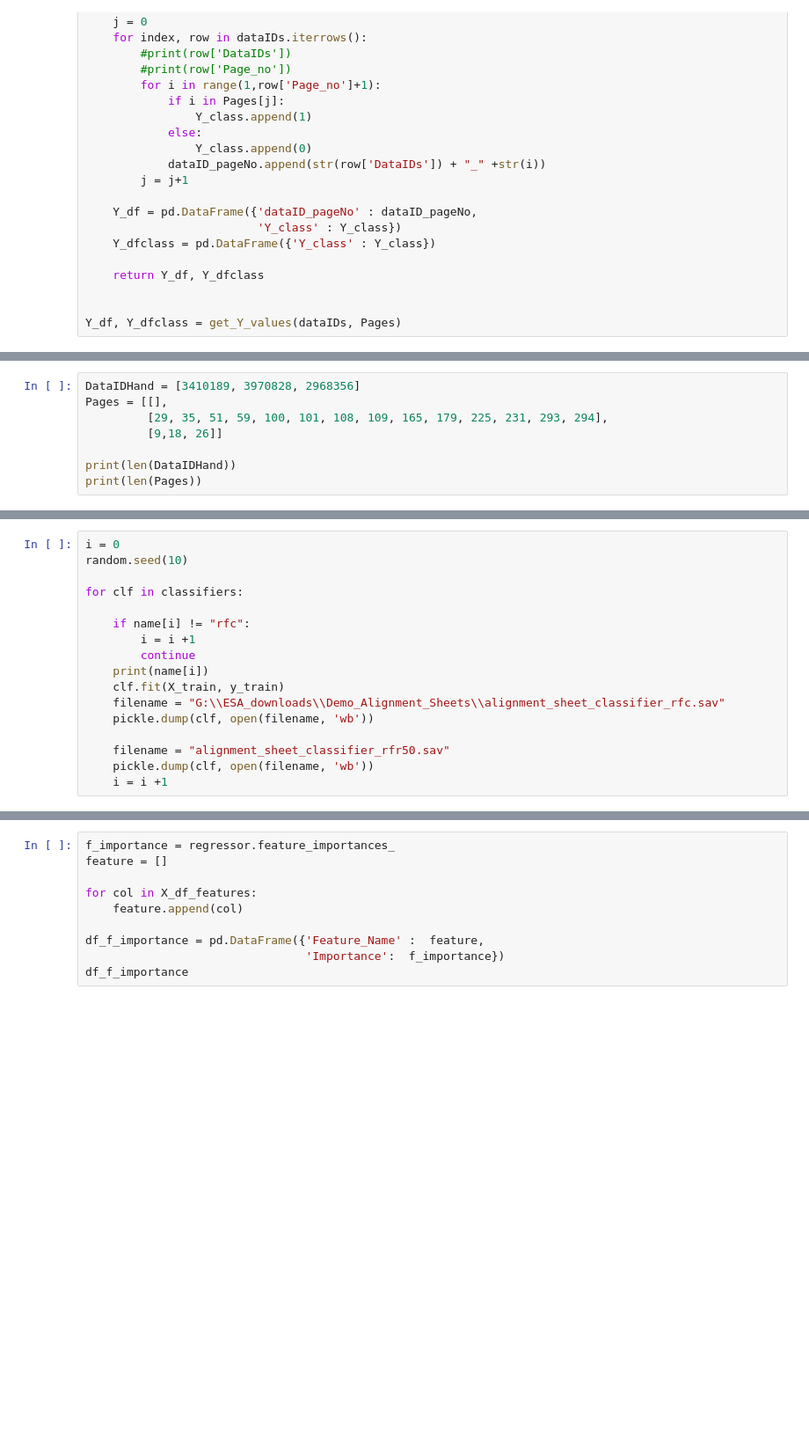
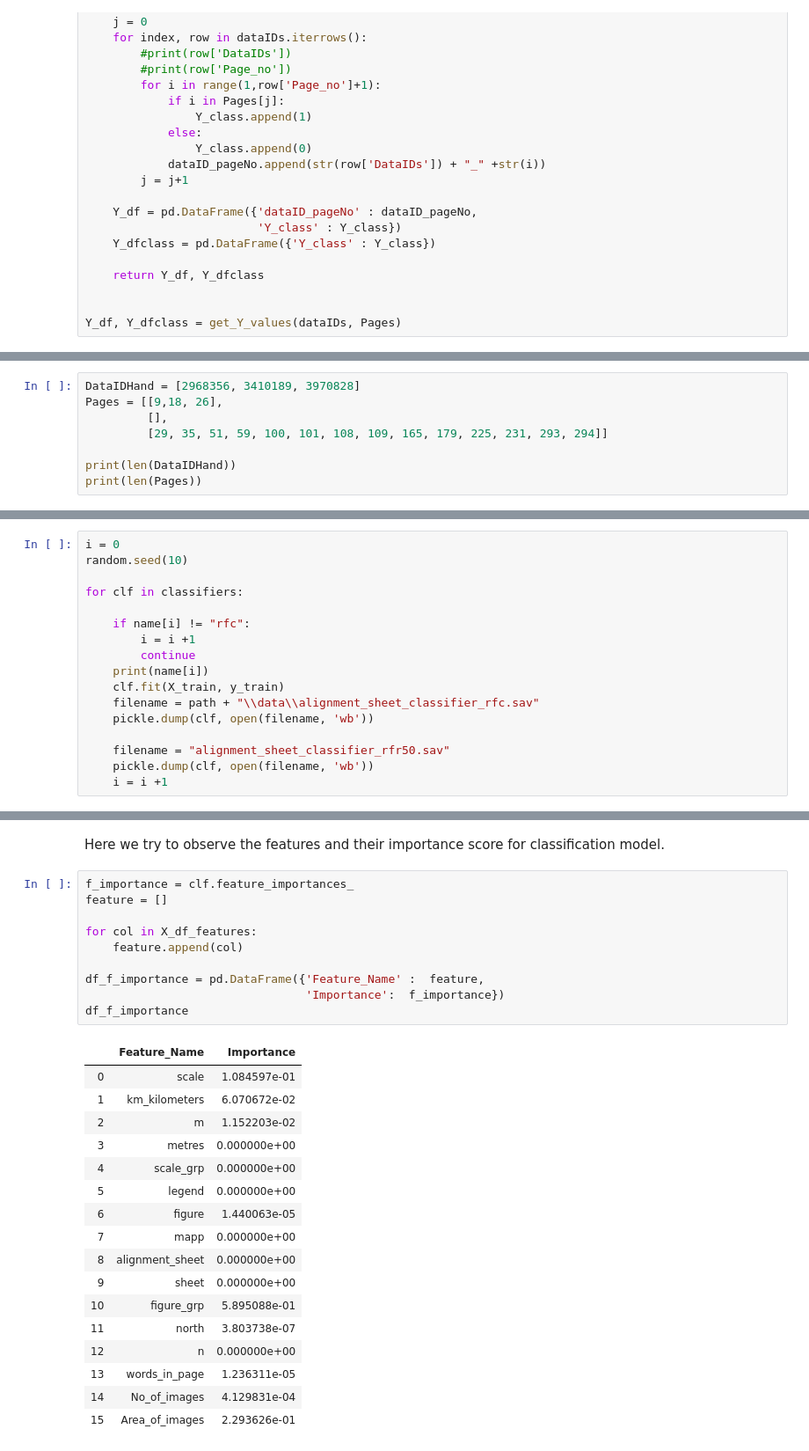
Before and after one commit to iVibudh/CER-classify-maps, a Jupyter notebook: root/main.ipynb, the cells around one changed output, grey strips where cells are left out. Shown: that part at 88% size. Saved outputs shown, nothing was run; the diff lists cells and outputs as text; blank space fills up the shorter version.

```diff
--- a/root/main.ipynb
+++ b/root/main.ipynb
@@ -212,8 +175,8 @@ for clf in classifiers:
 # %%
-DataIDHand = [3410189, 3970828, 2968356]
-Pages = [[],
-         [29, 35, 51, 59, 100, 101, 108, 109, 165, 179, 225, 231, 293, 294],
-         [9,18, 26]]
+DataIDHand = [2968356, 3410189, 3970828]
+Pages = [[9,18, 26],
+         [],
+         [29, 35, 51, 59, 100, 101, 108, 109, 165, 179, 225, 231, 293, 294]]
 
 print(len(DataIDHand))
 print(len(Pages))
@@ -324,7 +496,7 @@ for clf in classifiers:
         continue
     print(name[i])
     clf.fit(X_train, y_train)
-    filename = "G:\\ESA_downloads\\Demo_Alignment_Sheets\\alignment_sheet_classifier_rfc.sav"
+    filename = path + "\\data\\alignment_sheet_classifier_rfc.sav"
     pickle.dump(clf, open(filename, 'wb'))
 
     filename = "alignment_sheet_classifier_rfr50.sav"
@@ -359,10 +509,30 @@ for y in y_pred:
+# %% [markdown]
+Here we try to observe the features and their importance score for classification model.
 # %%
-f_importance = regressor.feature_importances_
+f_importance = clf.feature_importances_
 feature = []
 
 for col in X_df_features:
     feature.append(col)
 
 df_f_importance = pd.DataFrame({'Feature_Name' :  feature,
                                 'Importance':  f_importance})
 df_f_importance
+# %% [output]
+|  | Feature_Name | Importance |
+| 0 | scale | 1.084597e-01 |
+| 1 | km_kilometers | 6.070672e-02 |
+| 2 | m | 1.152203e-02 |
+| 3 | metres | 0.000000e+00 |
+| 4 | scale_grp | 0.000000e+00 |
+| 5 | legend | 0.000000e+00 |
+| 6 | figure | 1.440063e-05 |
+| 7 | mapp | 0.000000e+00 |
+| 8 | alignment_sheet | 0.000000e+00 |
+| 9 | sheet | 0.000000e+00 |
+| 10 | figure_grp | 5.895088e-01 |
+| 11 | north | 3.803738e-07 |
+| 12 | n | 0.000000e+00 |
+| 13 | words_in_page | 1.236311e-05 |
+| 14 | No_of_images | 4.129831e-04 |
+| 15 | Area_of_images | 2.293626e-01 |
```
Also changed, not shown: parts of 46 cells of this notebook, 4 other files.
